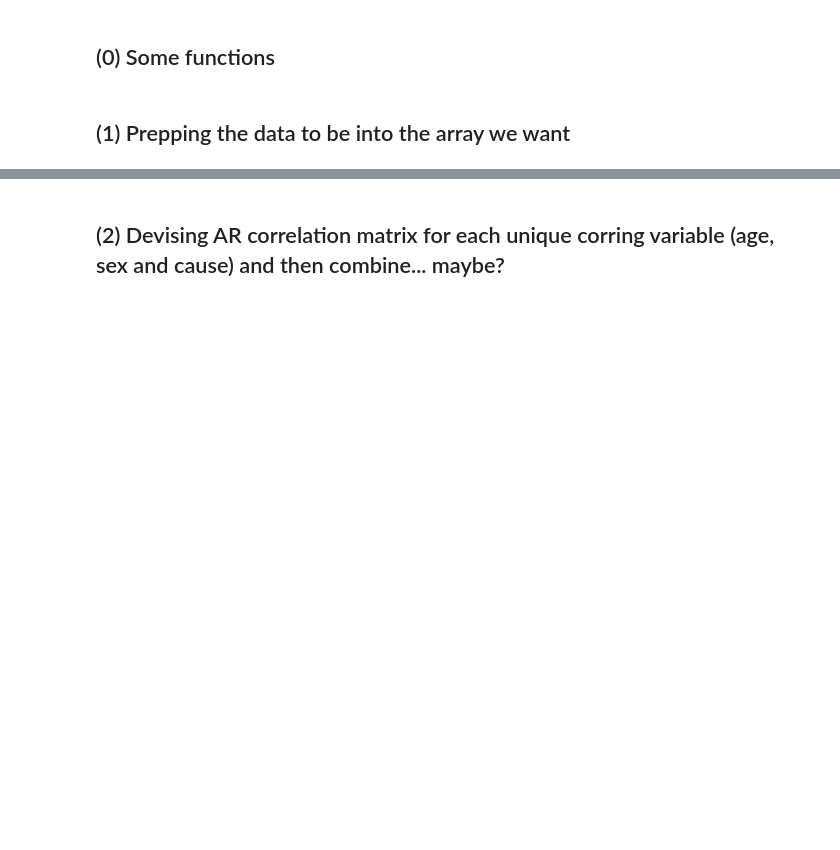
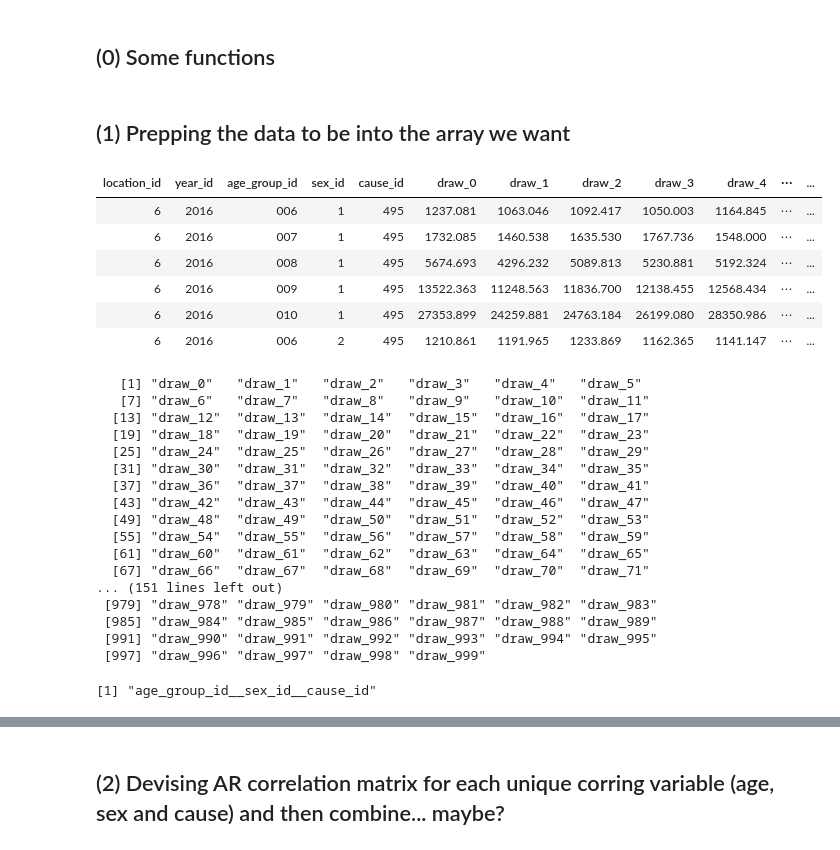
Before and after one commit to sadatnfs/copula, a Jupyter notebook: data_example/1_simple_get_draws_example.ipynb, the cells around one changed output, grey strips where cells are left out. Drawn from its saved outputs; the diff is of its cells as text; code cells hidden in the pictures; blank space fills up the shorter version.

```diff
--- a/data_example/1_simple_get_draws_example.ipynb
+++ b/data_example/1_simple_get_draws_example.ipynb
@@ -74,6 +77,34 @@ dalys_diabetes <- get_draws(gbd_id_field = "cause_id", gbd_id = 587, source = 'd
 dalys_ihd <- get_draws(gbd_id_field = "cause_id", gbd_id = 495, source = 'dalynator', metric_id = 1,
                             measure_ids = 2, location_id = c(6,7,8),
                             age_group_ids = c(6,7,8,9,10), sex_ids = c(1,2))
+# %%
+head(dalys_ihd)
+names(dalys_ihd)[grepl("draw", colnames(dalys_ihd))]
+# %% [output]
+| location_id | year_id | age_group_id | sex_id | cause_id | draw_0 | draw_1 | draw_2 | draw_3 | draw_4 | ⋯ | ... |
+| 6 | 2016 | 006 | 1 | 495 | 1237.081 | 1063.046 | 1092.417 | 1050.003 | 1164.845 | ⋯ | ... |
+| 6 | 2016 | 007 | 1 | 495 | 1732.085 | 1460.538 | 1635.530 | 1767.736 | 1548.000 | ⋯ | ... |
+| 6 | 2016 | 008 | 1 | 495 | 5674.693 | 4296.232 | 5089.813 | 5230.881 | 5192.324 | ⋯ | ... |
+| 6 | 2016 | 009 | 1 | 495 | 13522.363 | 11248.563 | 11836.700 | 12138.455 | 12568.434 | ⋯ | ... |
+| 6 | 2016 | 010 | 1 | 495 | 27353.899 | 24259.881 | 24763.184 | 26199.080 | 28350.986 | ⋯ | ... |
+| 6 | 2016 | 006 | 2 | 495 | 1210.861 | 1191.965 | 1233.869 | 1162.365 | 1141.147 | ⋯ | ... |
+   [1] "draw_0"   "draw_1"   "draw_2"   "draw_3"   "draw_4"   "draw_5"
+   [7] "draw_6"   "draw_7"   "draw_8"   "draw_9"   "draw_10"  "draw_11"
+  [13] "draw_12"  "draw_13"  "draw_14"  "draw_15"  "draw_16"  "draw_17"
+  [19] "draw_18"  "draw_19"  "draw_20"  "draw_21"  "draw_22"  "draw_23"
+  [25] "draw_24"  "draw_25"  "draw_26"  "draw_27"  "draw_28"  "draw_29"
+  [31] "draw_30"  "draw_31"  "draw_32"  "draw_33"  "draw_34"  "draw_35"
+  [37] "draw_36"  "draw_37"  "draw_38"  "draw_39"  "draw_40"  "draw_41"
+  [43] "draw_42"  "draw_43"  "draw_44"  "draw_45"  "draw_46"  "draw_47"
+  [49] "draw_48"  "draw_49"  "draw_50"  "draw_51"  "draw_52"  "draw_53"
+  [55] "draw_54"  "draw_55"  "draw_56"  "draw_57"  "draw_58"  "draw_59"
+  [61] "draw_60"  "draw_61"  "draw_62"  "draw_63"  "draw_64"  "draw_65"
+  [67] "draw_66"  "draw_67"  "draw_68"  "draw_69"  "draw_70"  "draw_71"
+... (151 lines left out)
+ [979] "draw_978" "draw_979" "draw_980" "draw_981" "draw_982" "draw_983"
+ [985] "draw_984" "draw_985" "draw_986" "draw_987" "draw_988" "draw_989"
+ [991] "draw_990" "draw_991" "draw_992" "draw_993" "draw_994" "draw_995"
+ [997] "draw_996" "draw_997" "draw_998" "draw_999"
 # %%
 ## Clean up and only what we need (loc, year, age, sex, draws):
 dalys_ihd <- dalys_ihd[, .SD, .SDcols = c("location_id", "year_id", "age_group_id", "sex_id", "cause_id", paste0("draw_",c(0:999)) )]
@@ -82,6 +113,11 @@ dalys_diabetes <- dalys_diabetes[, .SD, .SDcols = c("location_id", "year_id", "a
 ## Convert age group to a string with leading zeroes, so that the sorting is maintained in the arrays
 dalys_ihd[, age_group_id:= formatC(age_group_id, width = 3, format = "d", flag = "0")]
 dalys_diabetes[, age_group_id:= formatC(age_group_id, width = 3, format = "d", flag = "0")]
+# %%
+paste(corring_over, collapse =
+      "__")
+# %% [output]
+[1] "age_group_id__sex_id__cause_id"
 # %%
 ## Stack age_sex and loc_year
 corring_over <- c("age_group_id", "sex_id", "cause_id")
```
Also changed, not shown: parts of 9 cells of this notebook, 1 other file.
